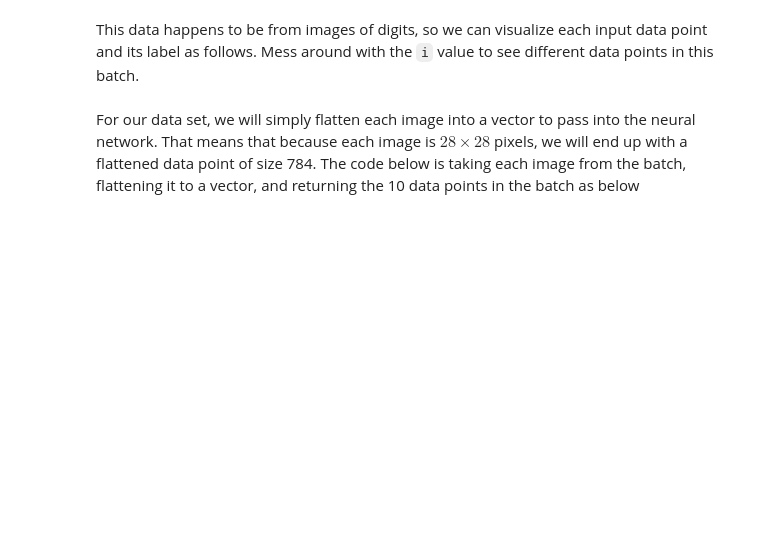
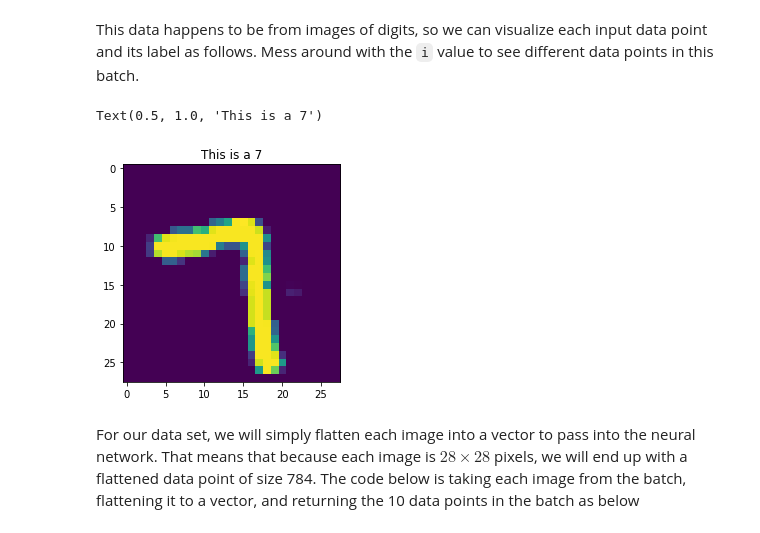
Before and after one commit to reeboo15/CMSE381S24, a Jupyter notebook: Lectures/Lect21-Neural-Network/CMSE381-Lec21_NN.ipynb, the cells around one changed output. Drawn from its saved outputs; the diff is of its cells as text; code cells hidden in the pictures; blank space fills up the shorter version.

```diff
--- a/Lectures/Lect21-Neural-Network/CMSE381-Lec21_NN.ipynb
+++ b/Lectures/Lect21-Neural-Network/CMSE381-Lec21_NN.ipynb
@@ -277,14 +347,17 @@ labels
 # %% [markdown]
 This data happens to be from images of digits, so we can visualize each input data point and its label as follows. Mess around with the `i` value to see different data points in this batch.
 # %%
-i = 1 #<---- this number can be from 0 to 9, and will show different data points
+i = 0 #<---- this number can be from 0 to 9, and will show different data points
       #      Notice that the index i is not the same as the label of the integer in the pic.
 
 X = images[i]
 y = labels[i].item()
 
 plt.imshow(X.view(28,28))
 plt.title('This is a ' + str(y))
+# %% [output]
+Text(0.5, 1.0, 'This is a 7')
+[figure, added]
 # %% [markdown]
 For our data set, we will simply flatten each image into a vector to pass into the neural network.  That means that because each image is $28 \times 28$ pixels, we will end up with a flattened data point of size 784. The code below is taking each image from the batch, flattening it to a vector, and returning the 10 data points in the batch as below
 # %%
```
Also changed, not shown: parts of 15 cells of this notebook, 9 other files.
